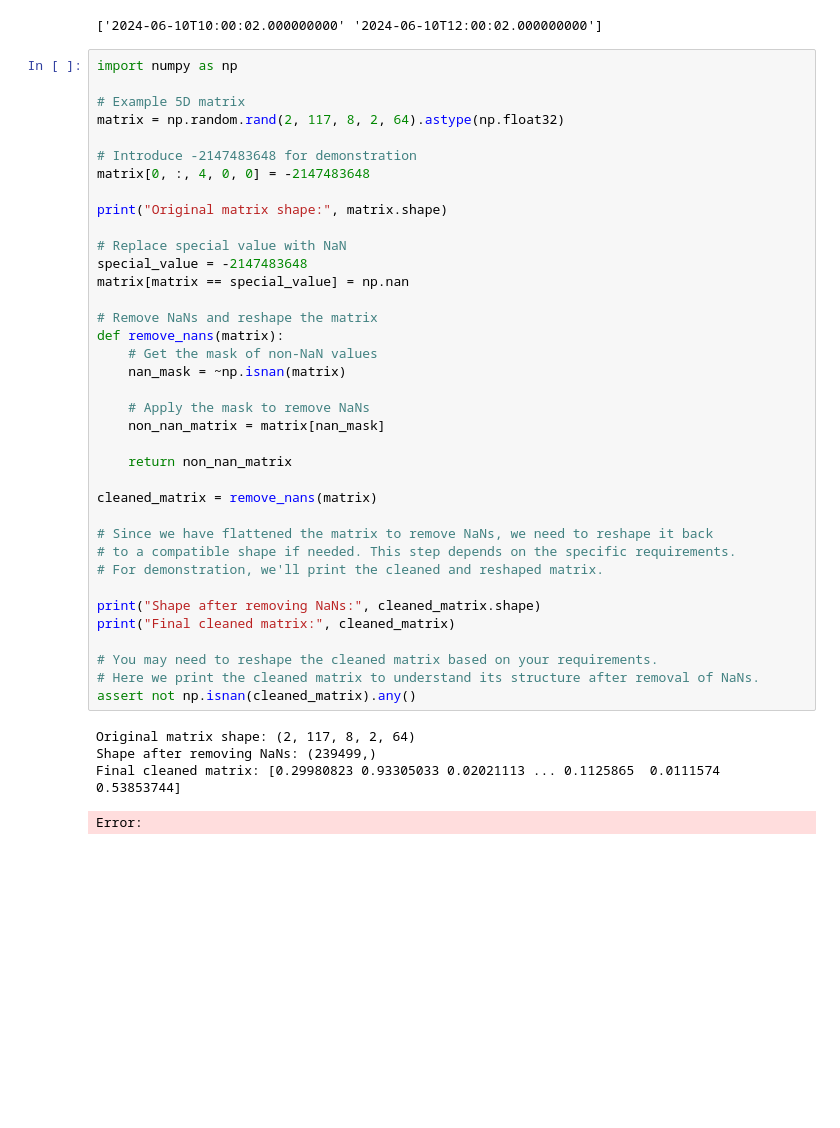
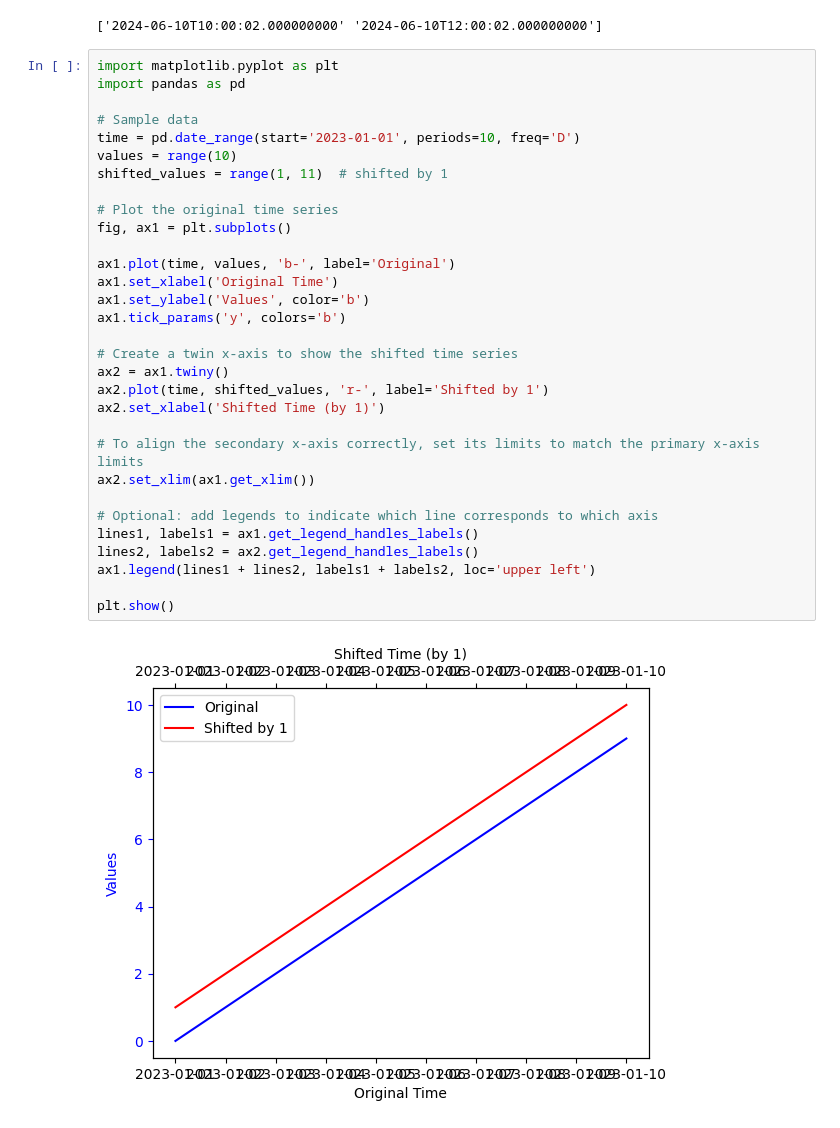
Before and after one commit to CassandraAuri/Physics_Work, a Jupyter notebook: Aurora_Work/resampling.ipynb, the cells around one changed output. Saved outputs shown, nothing was run; the diff lists cells and outputs as text; blank space fills up the shorter version.

```diff
--- a/Aurora_Work/resampling.ipynb
+++ b/Aurora_Work/resampling.ipynb
@@ -293,45 +293,36 @@ new_datetime_array = datetime_array + two_seconds
 print(new_datetime_array)
 # %% [output]
 ['2024-06-10T10:00:02.000000000' '2024-06-10T12:00:02.000000000']
-# %%
-import numpy as np
-
-# Example 5D matrix
-matrix = np.random.rand(2, 117, 8, 2, 64).astype(np.float32)
-
-# Introduce -2147483648 for demonstration
-matrix[0, :, 4, 0, 0] = -2147483648
-
-print("Original matrix shape:", matrix.shape)
-
-# Replace special value with NaN
-special_value = -2147483648
-matrix[matrix == special_value] = np.nan
-
-# Remove NaNs and reshape the matrix
-def remove_nans(matrix):
-    # Get the mask of non-NaN values
-    nan_mask = ~np.isnan(matrix)
-
-    # Apply the mask to remove NaNs
-    non_nan_matrix = matrix[nan_mask]
-
-    return non_nan_matrix
-
-cleaned_matrix = remove_nans(matrix)
-
-# Since we have flattened the matrix to remove NaNs, we need to reshape it back
-# to a compatible shape if needed. This step depends on the specific requirements.
-# For demonstration, we'll print the cleaned and reshaped matrix.
-
-print("Shape after removing NaNs:", cleaned_matrix.shape)
-print("Final cleaned matrix:", cleaned_matrix)
-
-# You may need to reshape the cleaned matrix based on your requirements.
-# Here we print the cleaned matrix to understand its structure after removal of NaNs.
-assert not np.isnan(cleaned_matrix).any()
-# %% [output]
-Original matrix shape: (2, 117, 8, 2, 64)
-Shape after removing NaNs: (239499,)
-Final cleaned matrix: [0.29980823 0.93305033 0.02021113 ... 0.1125865  0.0111574  0.53853744]
-Error:
+# %%
+import matplotlib.pyplot as plt
+import pandas as pd
+
+# Sample data
+time = pd.date_range(start='2023-01-01', periods=10, freq='D')
+values = range(10)
+shifted_values = range(1, 11)  # shifted by 1
+
+# Plot the original time series
+fig, ax1 = plt.subplots()
+
+ax1.plot(time, values, 'b-', label='Original')
+ax1.set_xlabel('Original Time')
+ax1.set_ylabel('Values', color='b')
+ax1.tick_params('y', colors='b')
+
+# Create a twin x-axis to show the shifted time series
+ax2 = ax1.twiny()
+ax2.plot(time, shifted_values, 'r-', label='Shifted by 1')
+ax2.set_xlabel('Shifted Time (by 1)')
+
+# To align the secondary x-axis correctly, set its limits to match the primary x-axis limits
+ax2.set_xlim(ax1.get_xlim())
+
+# Optional: add legends to indicate which line corresponds to which axis
+lines1, labels1 = ax1.get_legend_handles_labels()
+lines2, labels2 = ax2.get_legend_handles_labels()
+ax1.legend(lines1 + lines2, labels1 + labels2, loc='upper left')
+
+plt.show()
+# %% [output]
+[figure, added]
```
Also changed, not shown: parts of 15 cells of this notebook, 2 other files.
